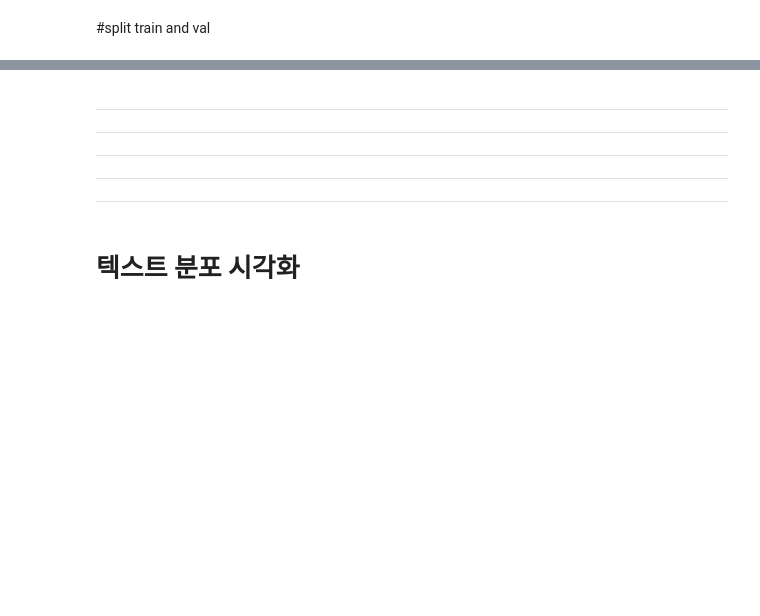
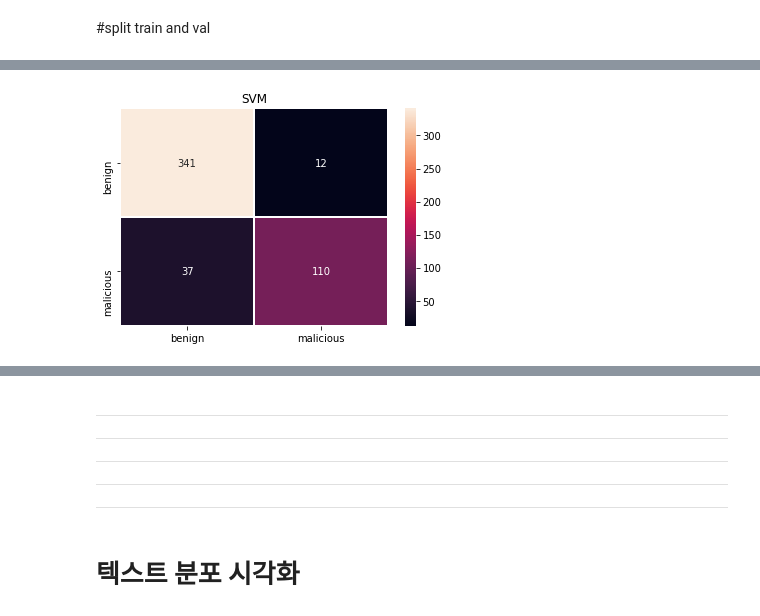
Before and after one commit to khalidpark/project-PDFsecurity, a Jupyter notebook: project6_2(new).ipynb, the cells around one changed output, grey strips where cells are left out. Drawn from its saved outputs; the diff is of its cells as text; code cells hidden in the pictures; blank space fills up the shorter version.

```diff
--- a/project6_2(new).ipynb
+++ b/project6_2(new).ipynb
@@ -809,0 +958,4 @@ plt.legend(['train', 'test'], loc='upper right');
+# %%
+plot_heatmap(results_cm['svm'],'SVM')
+# %% [output]
+[figure, added]
```
Also changed, not shown: parts of 81 cells of this notebook.
